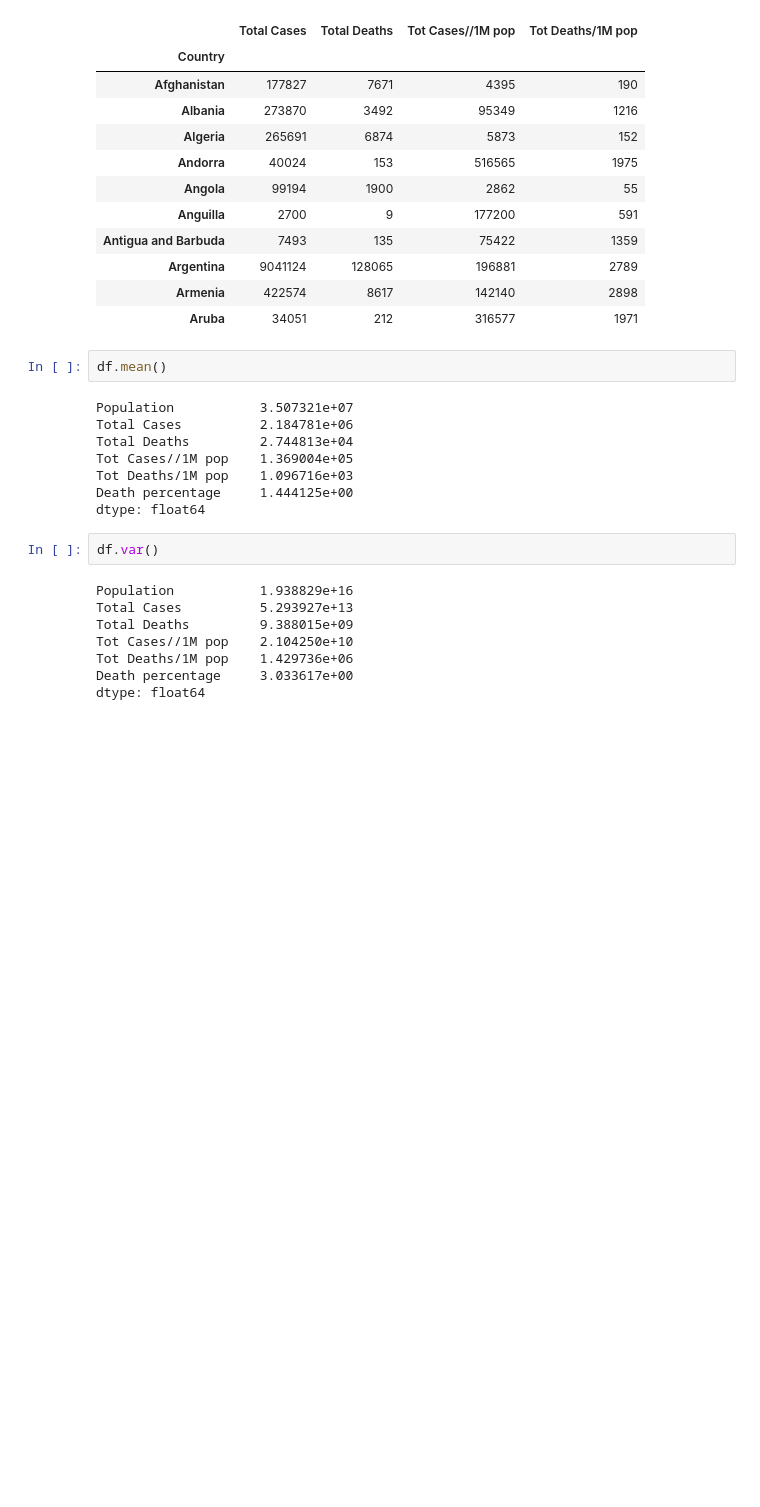
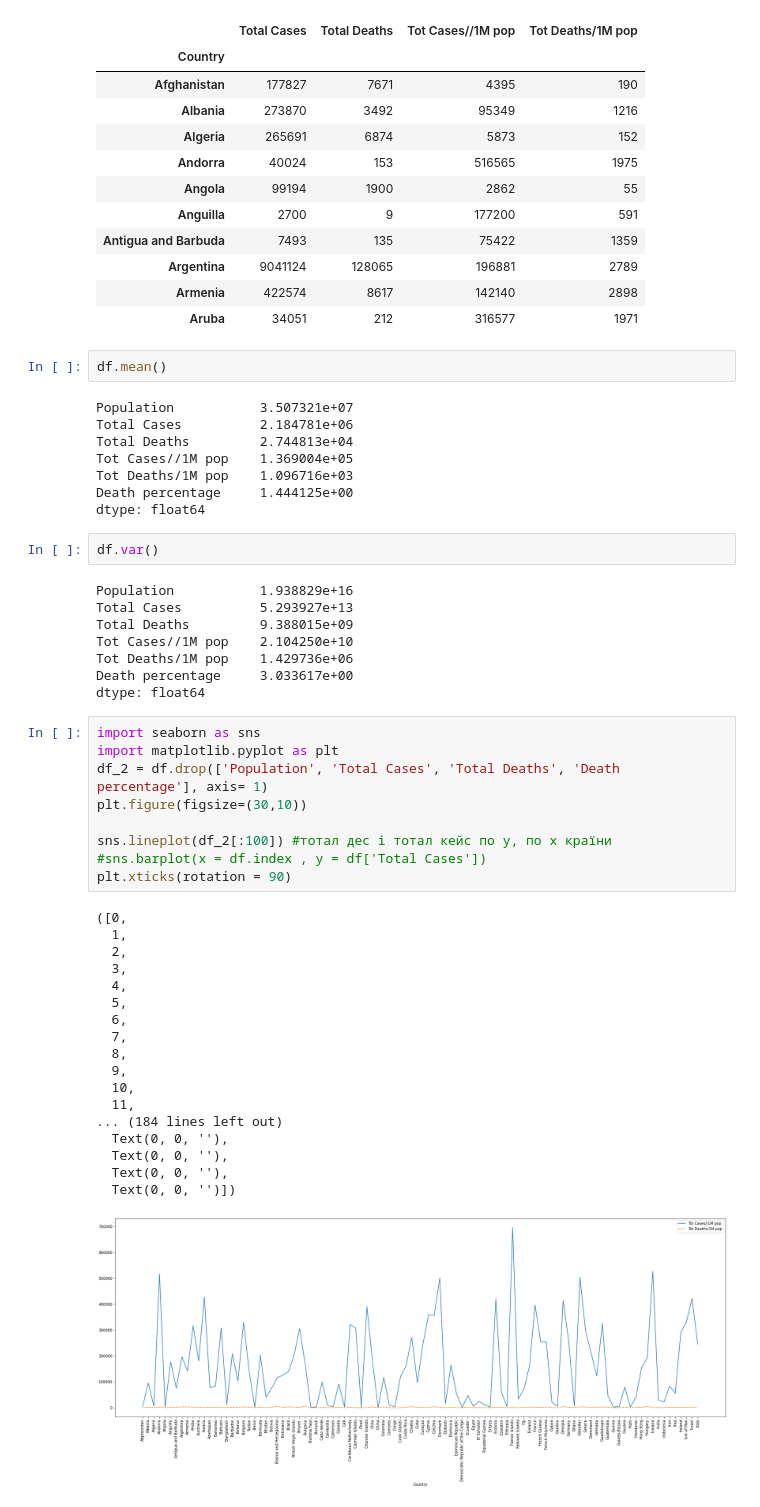
Before and after one commit to art1k20/ds_labs, a Jupyter notebook: kursova.ipynb, the cells around one changed output. Drawn from its saved outputs; the diff is of its cells as text; blank space fills up the shorter version.

Commit message:
plots

```diff
--- a/kursova.ipynb
+++ b/kursova.ipynb
@@ -69,3 +69,31 @@ Tot Cases//1M pop    2.104250e+10
 Tot Deaths/1M pop    1.429736e+06
 Death percentage     3.033617e+00
 dtype: float64
+# %%
+import seaborn as sns
+import matplotlib.pyplot as plt
+df_2 = df.drop(['Population', 'Total Cases', 'Total Deaths', 'Death percentage'], axis= 1)
+plt.figure(figsize=(30,10))
+
+sns.lineplot(df_2[:100]) #тотал дес і тотал кейс по у, по х країни
+#sns.barplot(x = df.index , y = df['Total Cases'])
+plt.xticks(rotation = 90)
+# %% [output]
+([0,
+  1,
+  2,
+  3,
+  4,
+  5,
+  6,
+  7,
+  8,
+  9,
+  10,
+  11,
+... (184 lines left out)
+  Text(0, 0, ''),
+  Text(0, 0, ''),
+  Text(0, 0, ''),
+  Text(0, 0, '')])
+[figure, added]
```
Also changed, not shown: parts of 4 cells of this notebook.
